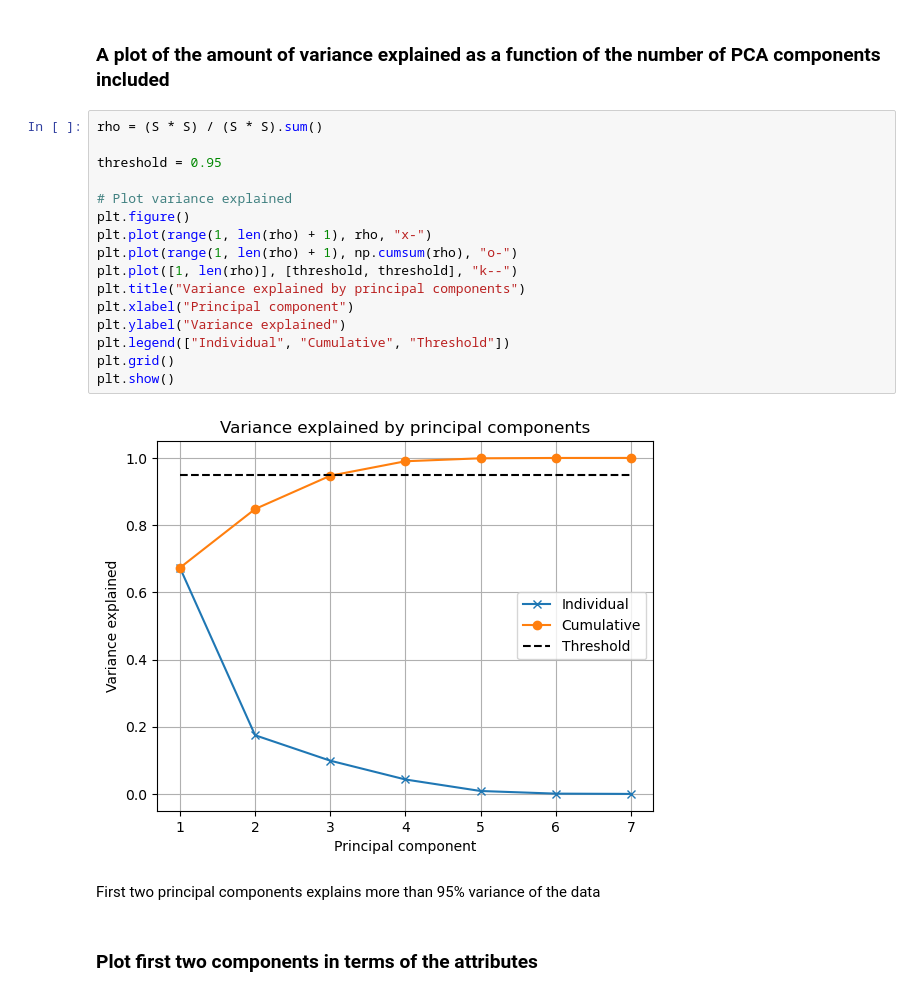
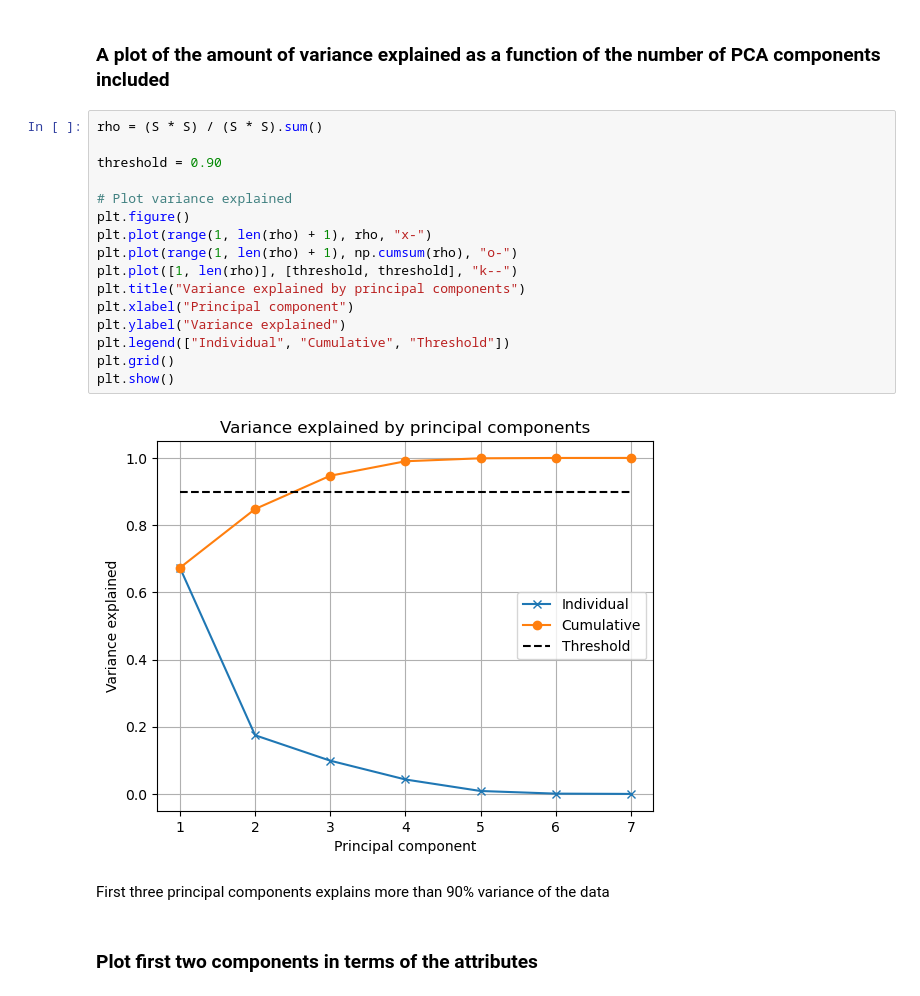
Before and after one commit to Connorudd02/Project_1, a Jupyter notebook: Project_1.ipynb, the cells around one changed output. Drawn from its saved outputs; the diff is of its cells as text.

```diff
--- a/Project_1.ipynb
+++ b/Project_1.ipynb
@@ -168,23 +166,23 @@ array([[-0.4569191 , -0.01901454,  0.04218607, -0.16586436,  0.28487615,
 # %%
 rho = (S * S) / (S * S).sum()
 
-threshold = 0.95
+threshold = 0.90
 
 # Plot variance explained
 plt.figure()
 plt.plot(range(1, len(rho) + 1), rho, "x-")
 plt.plot(range(1, len(rho) + 1), np.cumsum(rho), "o-")
 plt.plot([1, len(rho)], [threshold, threshold], "k--")
 plt.title("Variance explained by principal components")
 plt.xlabel("Principal component")
 plt.ylabel("Variance explained")
 plt.legend(["Individual", "Cumulative", "Threshold"])
 plt.grid()
 plt.show()
 # %% [output]
-[figure, old version]
+[figure, new version]
 # %% [markdown]
-First two principal components explains more than 95% variance of the data
+First three principal components explains more than 90% variance of the data
 # %% [markdown]
 ### Plot first two components in terms of the attributes
 # %%
```
Also changed, not shown: parts of 7 cells of this notebook.
